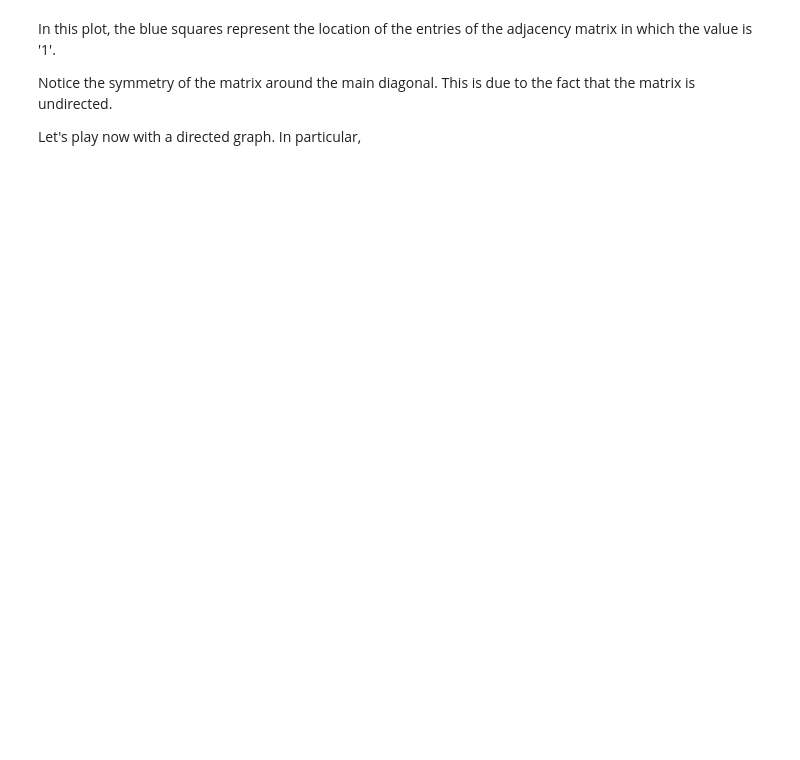
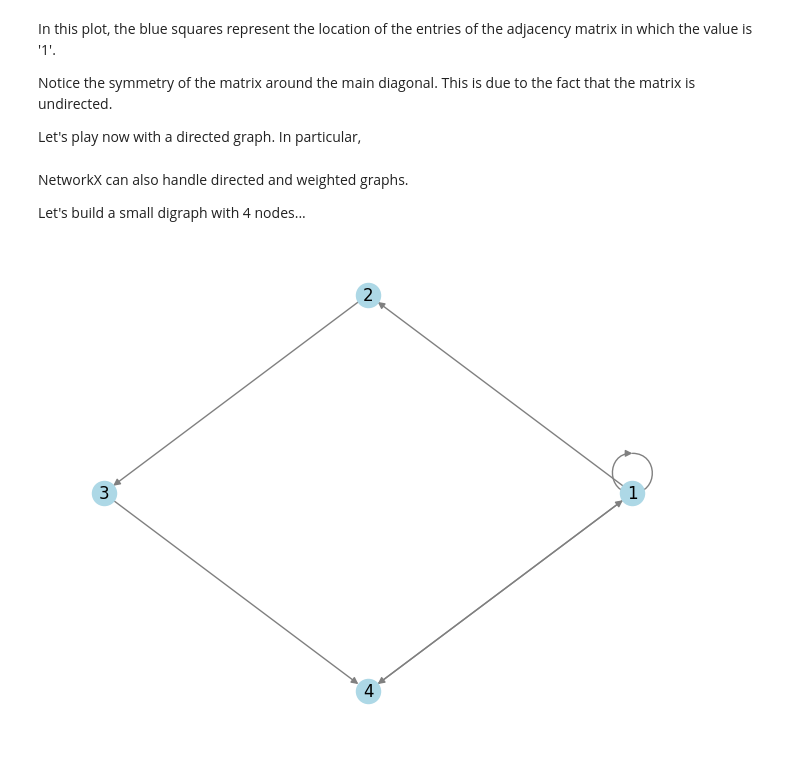
Before and after one commit to vmpreciado/NETS3120, a Jupyter notebook: Intro2NetworkX.ipynb, the cells around one changed output. Drawn from its saved outputs; the diff is of its cells as text; code cells hidden in the pictures; blank space fills up the shorter version.

```diff
--- a/Intro2NetworkX.ipynb
+++ b/Intro2NetworkX.ipynb
@@ -152,3 +147,25 @@ In this plot, the blue squares represent the location of the entries of the adja
 Notice the symmetry of the matrix around the main diagonal. This is due to the fact that the matrix is undirected.
 
 Let's play now with a directed graph. In particular,
+# %% [markdown]
+NetworkX can also handle directed and weighted graphs.
+
+Let's build a small digraph with 4 nodes...
+# %%
+# Create an empty directed graph
+D = nx.DiGraph()
+
+# Add nodes
+D.add_nodes_from([1, 2, 3, 4])
+
+# Add directed edges in a single line using a list of tuples
+D.add_edges_from([(1, 2), (2, 3), (3, 4), (4, 1), (1, 4), (1, 1)])
+
+# Draw the graph using a circular layout
+pos = nx.circular_layout(D)  # Use circular layout for node positioning
+nx.draw(D, pos, with_labels=True, node_color='lightblue', edge_color='gray', arrows=True)
+
+# Show the plot
+plt.show()
+# %% [output]
+[figure, added]
```
Also changed, not shown: parts of 11 cells of this notebook.
